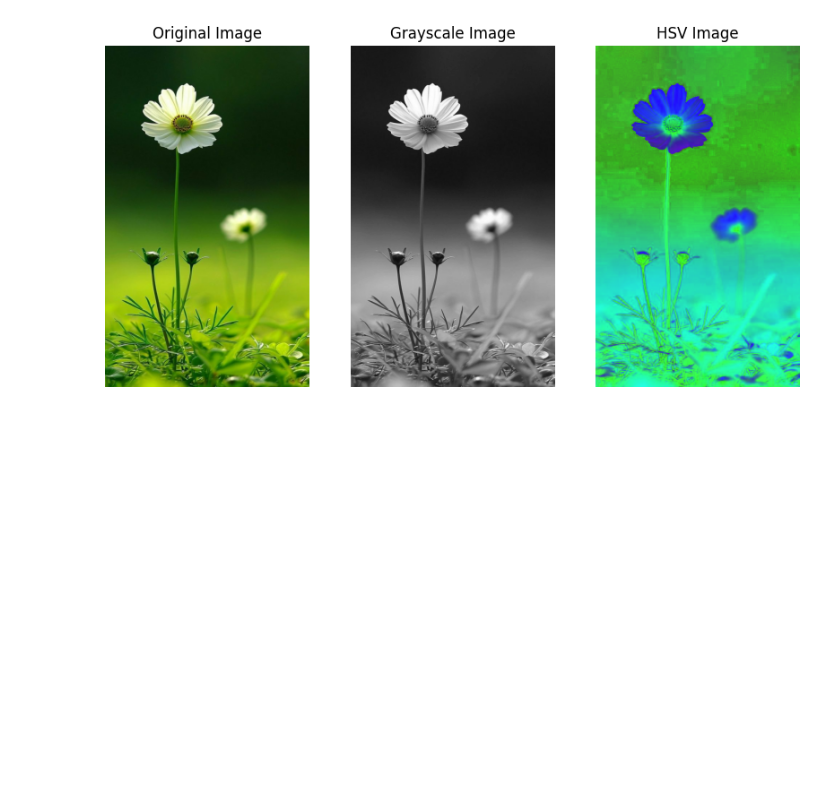
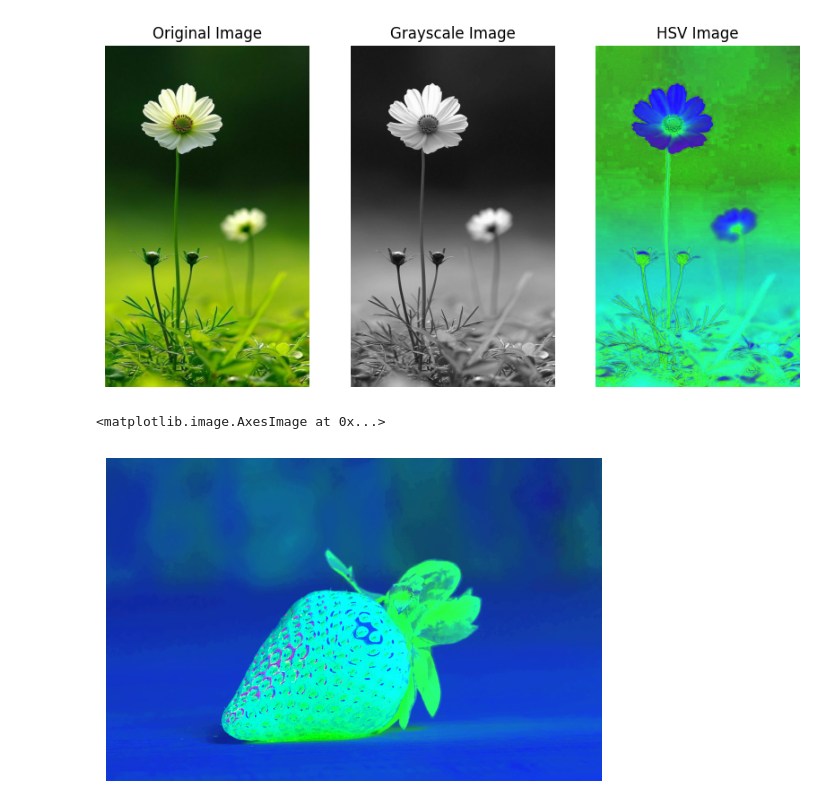
Before and after one commit to fariafarzana11/img-processing, a Jupyter notebook: Color_Changed.ipynb, the cells around one changed output. Saved outputs shown, nothing was run; the diff lists cells and outputs as text; code cells hidden in the pictures; blank space fills up the shorter version.

```diff
--- a/Color_Changed.ipynb
+++ b/Color_Changed.ipynb
@@ -103,3 +103,21 @@ plt.title('HSV Image')
 plt.show()
 # %% [output]
 [figure]
+# %%
+#detecting single color
+import cv2 as cv
+import numpy as np
+import matplotlib.pyplot as plt
+
+#Load the input image
+input_image_path = '/content/drive/MyDrive/image_processing/strawberry.jpg'
+image = cv.imread(input_image_path)
+
+img_rgb = cv.cvtColor(image, cv.COLOR_BGR2RGB)
+img_hsv = cv.cvtColor(image, cv.COLOR_BGR2HSV)
+
+plt.axis('off')
+plt.imshow(img_hsv)
+# %% [output]
+<matplotlib.image.AxesImage at 0x...>
+[figure, added]
```
